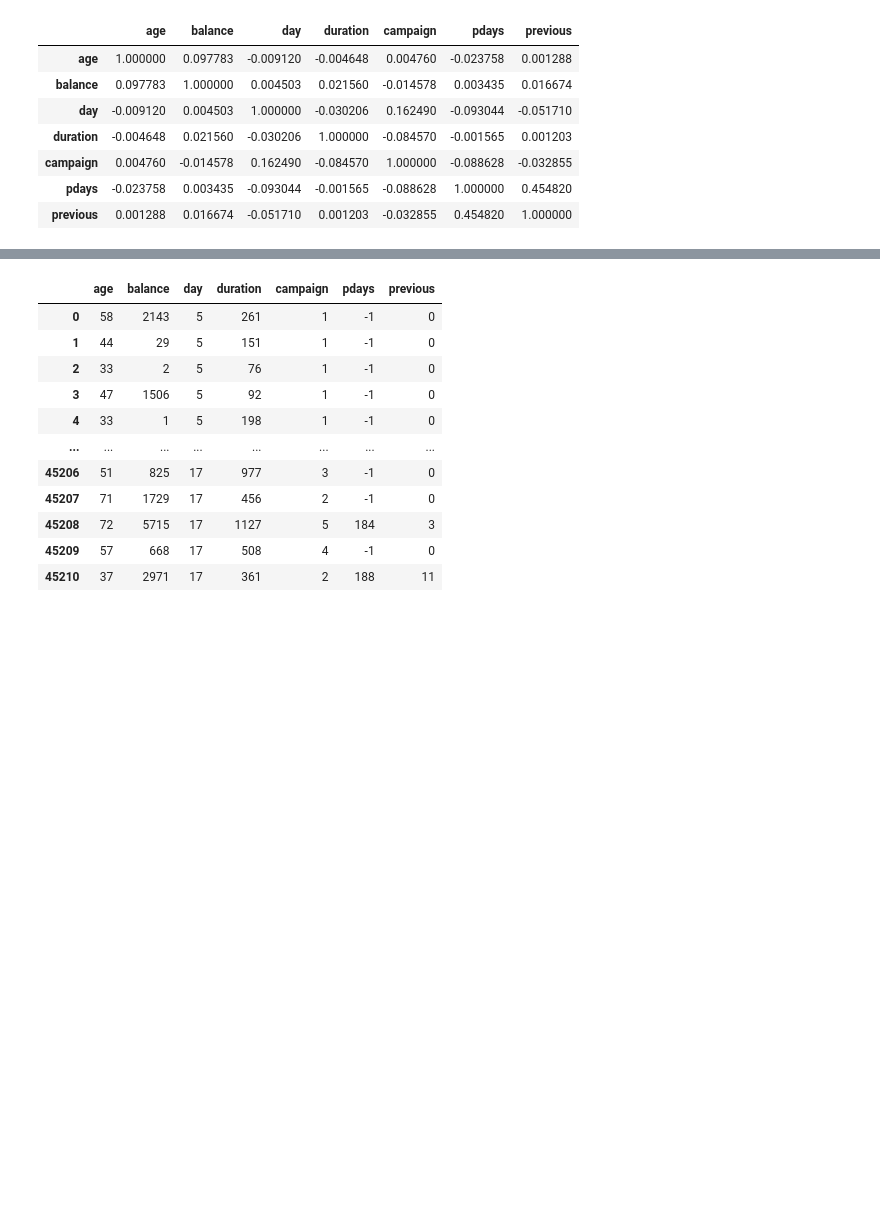
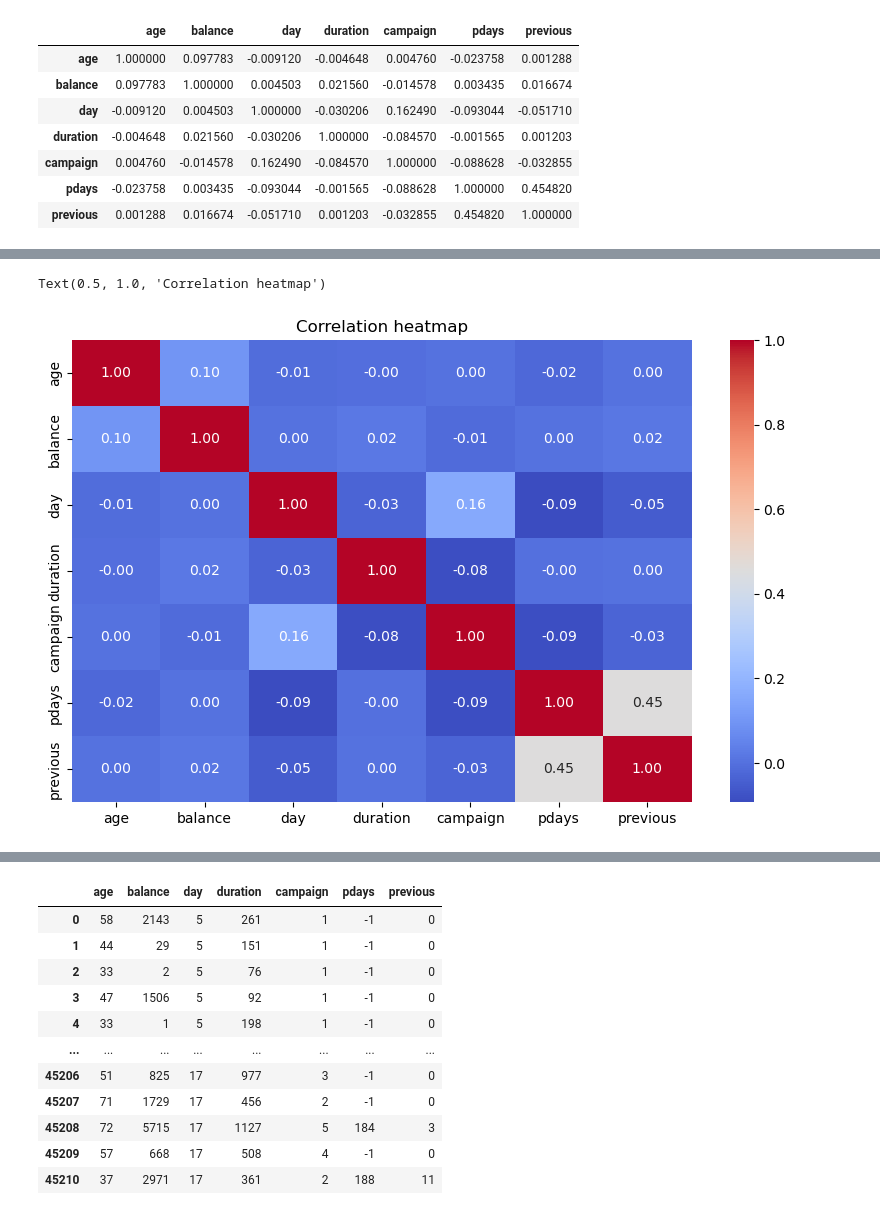
Before and after one commit to eusoumarkinhoz/ML2.2_ensemble_methods_intro, a Jupyter notebook: notebook/EnsembleLearning_v2.ipynb, the cells around one changed output, grey strips where cells are left out. Cells and saved outputs as stored; diff of their text form; code cells hidden in the pictures; blank space fills up the shorter version.

```diff
--- a/notebook/EnsembleLearning_v2.ipynb
+++ b/notebook/EnsembleLearning_v2.ipynb
@@ -123,0 +109,13 @@ plt.colorbar()
+# %%
+#Option 2: Seaborn
+
+import seaborn as sns
+
+numerical_df_corr = numerical_df.corr()
+
+plt.figure(figsize=(10,6))
+sns.heatmap(numerical_df_corr, annot=True, cmap='coolwarm', fmt='.2f')
+plt.title("Correlation heatmap")
+# %% [output]
+Text(0.5, 1.0, 'Correlation heatmap')
+[figure, added]
```
Also changed, not shown: parts of 11 cells of this notebook.
